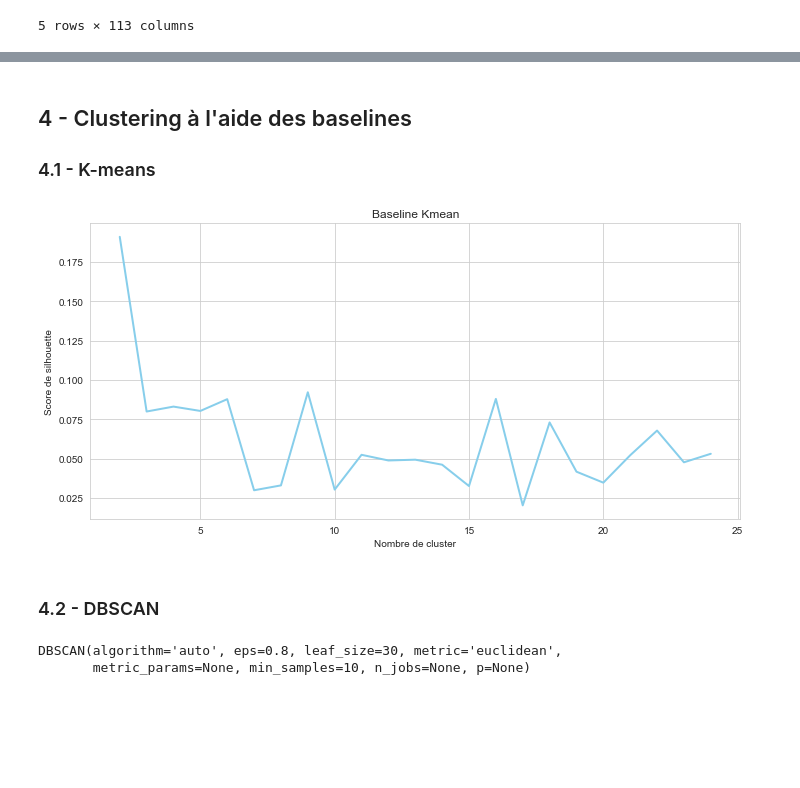
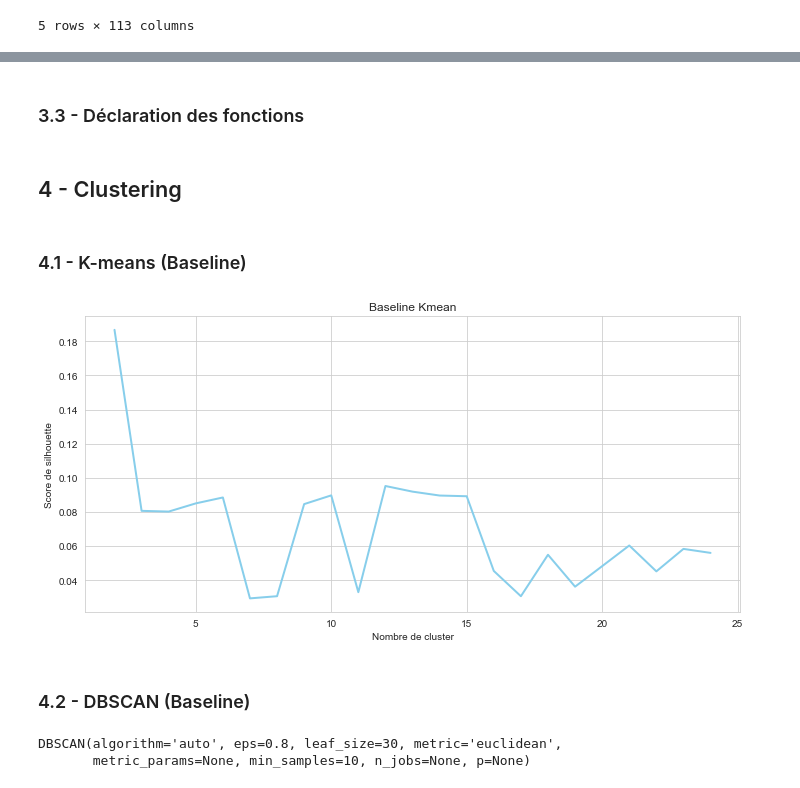
Before and after one commit to Julien-Martin/OC-IML-P4, a Jupyter notebook: Modeling with dask.ipynb, the cells around one changed output, grey strips where cells are left out. Drawn from its saved outputs; the diff is of its cells as text; code cells hidden in the pictures; blank space fills up the shorter version.

```diff
--- a/Modeling with dask.ipynb
+++ b/Modeling with dask.ipynb
@@ -177 +189,9 @@ data_all_fe.head()
+# %%
+data_3_months = pd.read_csv("data/fe/data_3_months.csv", index_col="customer_unique_id")
+data_6_months = pd.read_csv("data/fe/data_6_months.csv", index_col="customer_unique_id")
+data_9_months = pd.read_csv("data/fe/data_9_months.csv", index_col="customer_unique_id")
+data_12_months = pd.read_csv("data/fe/data_12_months.csv", index_col="customer_unique_id")
+data_15_months = pd.read_csv("data/fe/data_15_months.csv", index_col="customer_unique_id")
+data_18_months = pd.read_csv("data/fe/data_18_months.csv", index_col="customer_unique_id")
+data_all = pd.read_csv("data/fe/data_all.csv", index_col="customer_unique_id")
 # %% [markdown]
@@ -179,4 +199,6 @@ data_all_fe.head()
 # %%
 standardize = preprocessing.StandardScaler(copy=True, with_mean=True, with_std=True)
-data_3_months_std = standardize.fit_transform(data_3_months_fe)
-data_3_months_fe = pd.DataFrame(data_3_months_std, index=data_3_months_fe.index, columns=data_3_months_fe.columns)
+standardize.fit(data_3_months.iloc[:])
+data_3_months = standardize.transform(data_3_months.iloc[:])
+# %% [markdown]
+### 3.3 - Déclaration des fonctions
@@ -183,25 +272,12 @@ data_3_months_fe = pd.DataFrame(data_3_months_std, index=data_3_months_fe.index,
+# %% [markdown]
+## 4 - Clustering
 # %% [markdown]
-## 4 - Clustering à l'aide des baselines
-### 4.1 - K-means
+### 4.1 - K-means (Baseline)
-# %%
-base_km_cluster_number = []
-base_km_score = []
-for n in range(2, 25):
-    kmean = KMeans(n_clusters=n, n_init=100, max_iter=3000)
-    kmean.fit(data_3_months_fe)
-    base_km_cluster_number.append(n)
-    base_km_score.append(silhouette_score(data_3_months_fe, kmean.labels_, metric='euclidean'))
-
-plt.figure(figsize=(10, 5))
-plt.plot(base_km_cluster_number, base_km_score, color="skyblue", lw=2)
-plt.xlabel("Nombre de cluster")
-plt.ylabel("Score de silhouette")
-plt.title("Baseline Kmean")
-plt.tight_layout()
-plt.show()
-# %% [output]
-[figure, removed]
+# %%
+best_cluster_kmean(data_3_months, "Baseline")
+# %% [output]
+[figure, added]
 # %% [markdown]
-### 4.2 - DBSCAN
+### 4.2 - DBSCAN (Baseline)
 # %%
 dbscan_clust = DBSCAN(eps=0.8, min_samples=10)
```
Also changed, not shown: parts of 176 cells of this notebook.
